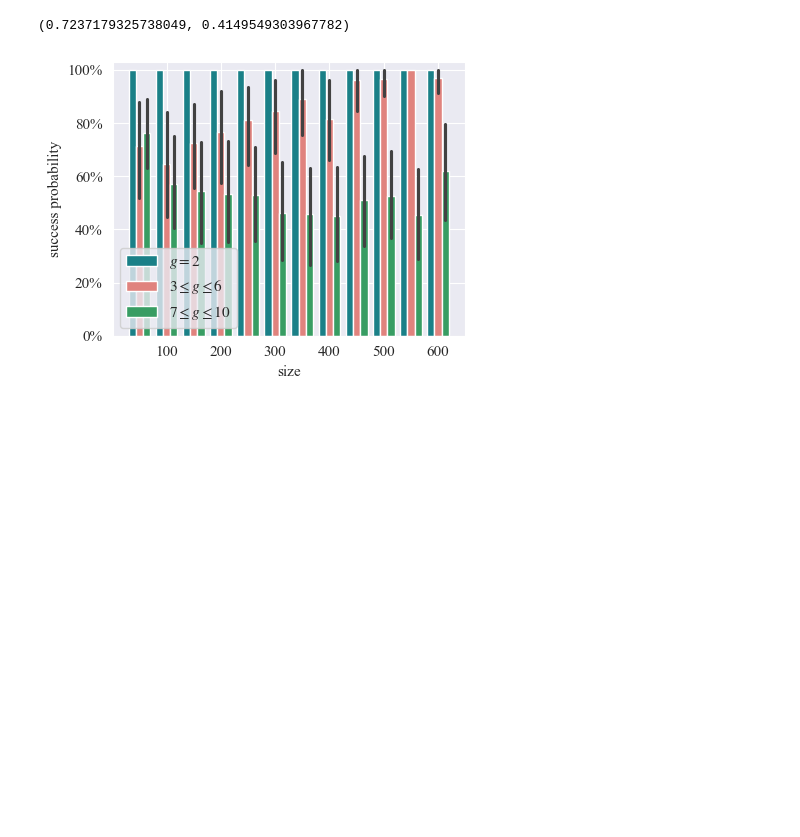
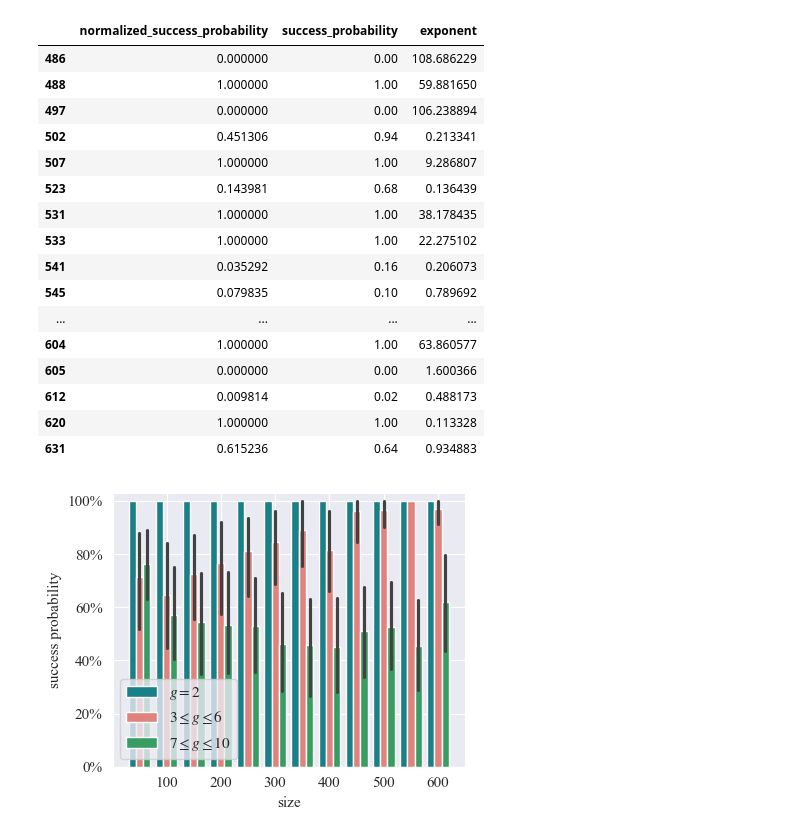
Before and after one commit to SoerenWilkening/QTG_0-1Knapsack, a Jupyter notebook: evaluation/13_qtg_success_prob_with_combo_runtime.ipynb, the cells around one changed output. Cells and saved outputs as stored; diff of their text form; code cells hidden in the pictures; blank space fills up the shorter version.

```diff
--- a/evaluation/13_qtg_success_prob_with_combo_runtime.ipynb
+++ b/evaluation/13_qtg_success_prob_with_combo_runtime.ipynb
@@ -92,11 +92,35 @@ def calculate_success_probability(row):
 
     return new_success_prob
 
+def combo_cycles(row):
+    combo_result = combo_results[combo_results["instance"] == row['instance']]
+    assert len(combo_result) == 1
+    combo_result = combo_result.iloc[0]
+    return combo_result['elapsed_cycles']
+
 ctg_results["normalized_success_probability"] = ctg_results.apply(calculate_success_probability, axis=1)
+ctg_results["combo_cycles"] = ctg_results.apply(combo_cycles, axis=1)
+ctg_results["exponent"] = ctg_results["combo_cycles"] / ctg_results["qtg_estimate_cycles"]
 # %%
-ctg_results["normalized_success_probability"].mean(), ctg_results["normalized_success_probability"].std()
+ctg_results[(ctg_results["g_group"] == "$7 \\leq g \\leq 10$") & (ctg_results["size"] == 600)][["normalized_success_probability", "success_probability", "exponent"]]
 # %% [output]
-(0.7237179325738049, 0.4149549303967782)
+|  | normalized_success_probability | success_probability | exponent |
+| 486 | 0.000000 | 0.00 | 108.686229 |
+| 488 | 1.000000 | 1.00 | 59.881650 |
+| 497 | 0.000000 | 0.00 | 106.238894 |
+| 502 | 0.451306 | 0.94 | 0.213341 |
+| 507 | 1.000000 | 1.00 | 9.286807 |
+| 523 | 0.143981 | 0.68 | 0.136439 |
+| 531 | 1.000000 | 1.00 | 38.178435 |
+| 533 | 1.000000 | 1.00 | 22.275102 |
+| 541 | 0.035292 | 0.16 | 0.206073 |
+| 545 | 0.079835 | 0.10 | 0.789692 |
+| ... | ... | ... | ... |
+| 604 | 1.000000 | 1.00 | 63.860577 |
+| 605 | 0.000000 | 0.00 | 1.600366 |
+| 612 | 0.009814 | 0.02 | 0.488173 |
+| 620 | 1.000000 | 1.00 | 0.113328 |
+| 631 | 0.615236 | 0.64 | 0.934883 |
 # %%
 fig, ax = plt.subplots(figsize=(4.5, 3.5))
 
```
Also changed, not shown: 2 other files.
